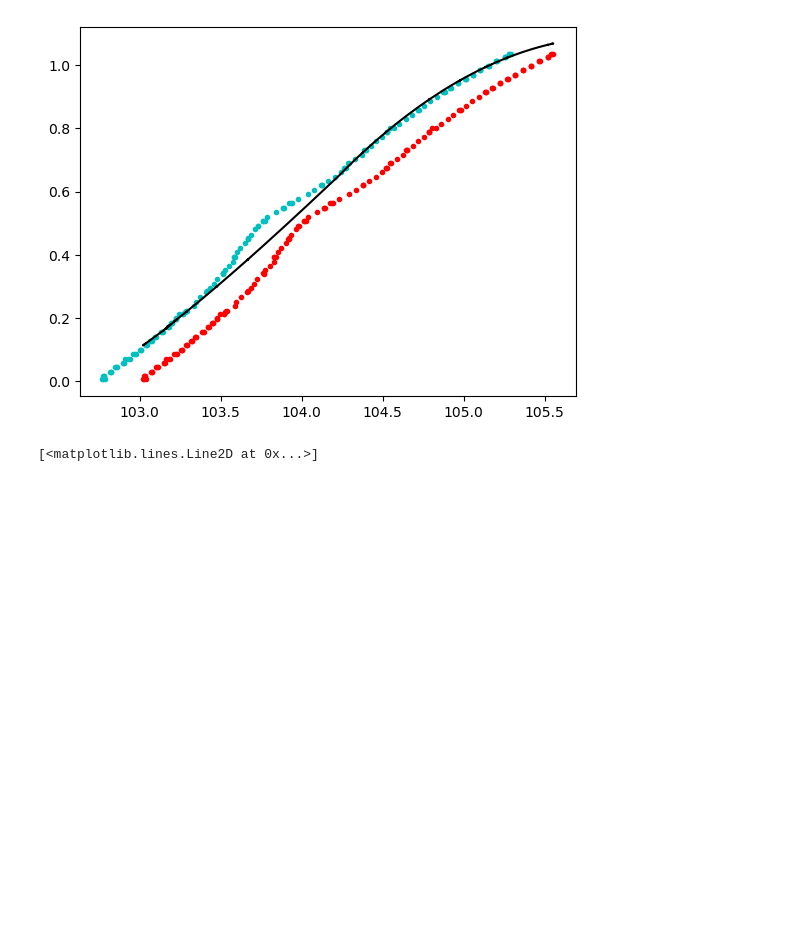
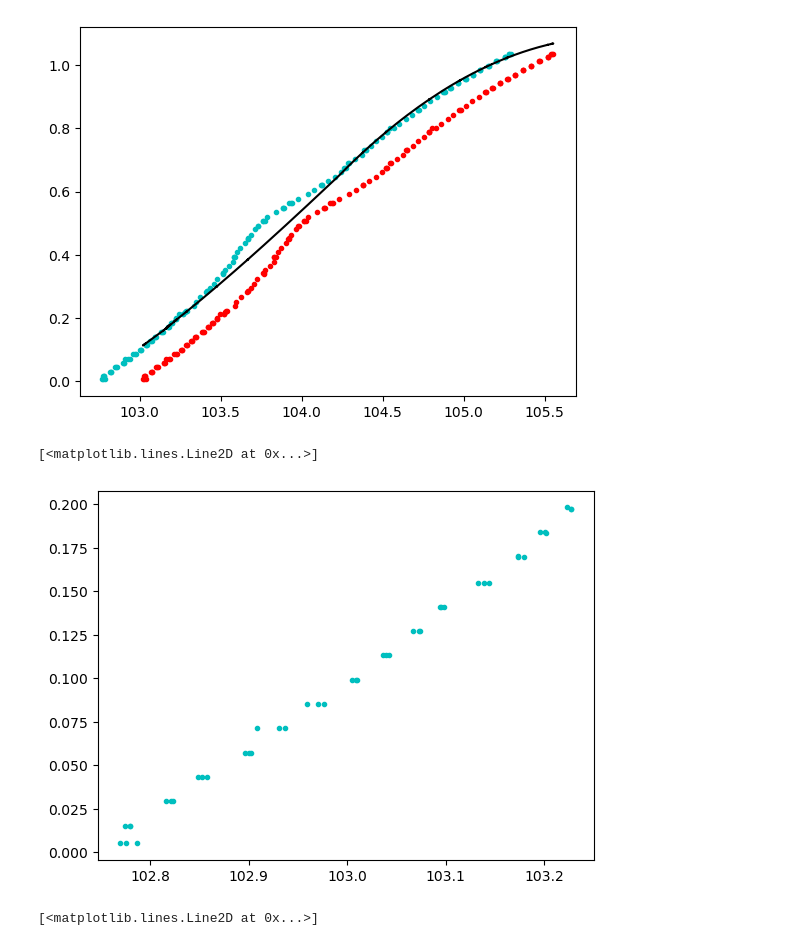
Before and after one commit to PennyWieser/DiadFit, a Jupyter notebook: docs/Cali_line/UCB_4-10-23/EOS_calcs.ipynb, the cells around one changed output. Drawn from its saved outputs; the diff is of its cells as text; code cells hidden in the pictures; blank space fills up the shorter version.

```diff
--- a/docs/Cali_line/UCB_4-10-23/EOS_calcs.ipynb
+++ b/docs/Cali_line/UCB_4-10-23/EOS_calcs.ipynb
@@ -70,3 +74,8 @@ plt.plot(df2['Splitting'],cd_noNe['Preferred D'],'-k')
+# %%
+plt.plot(df2['Corrected_Splitting'].loc[df2['Density']<0.2], df2['Density'].loc[df2['Density']<0.2],  '.c')
+# %% [output]
+[<matplotlib.lines.Line2D at 0x...>]
+[figure, added]
 # %%
 a=df2['Diad2_Combofit_Height']/df2['Diad1_Combofit_Height']
 a.to_clipboard(excel=True)
```
Also changed, not shown: parts of 1 cell of this notebook, 1 other file.
